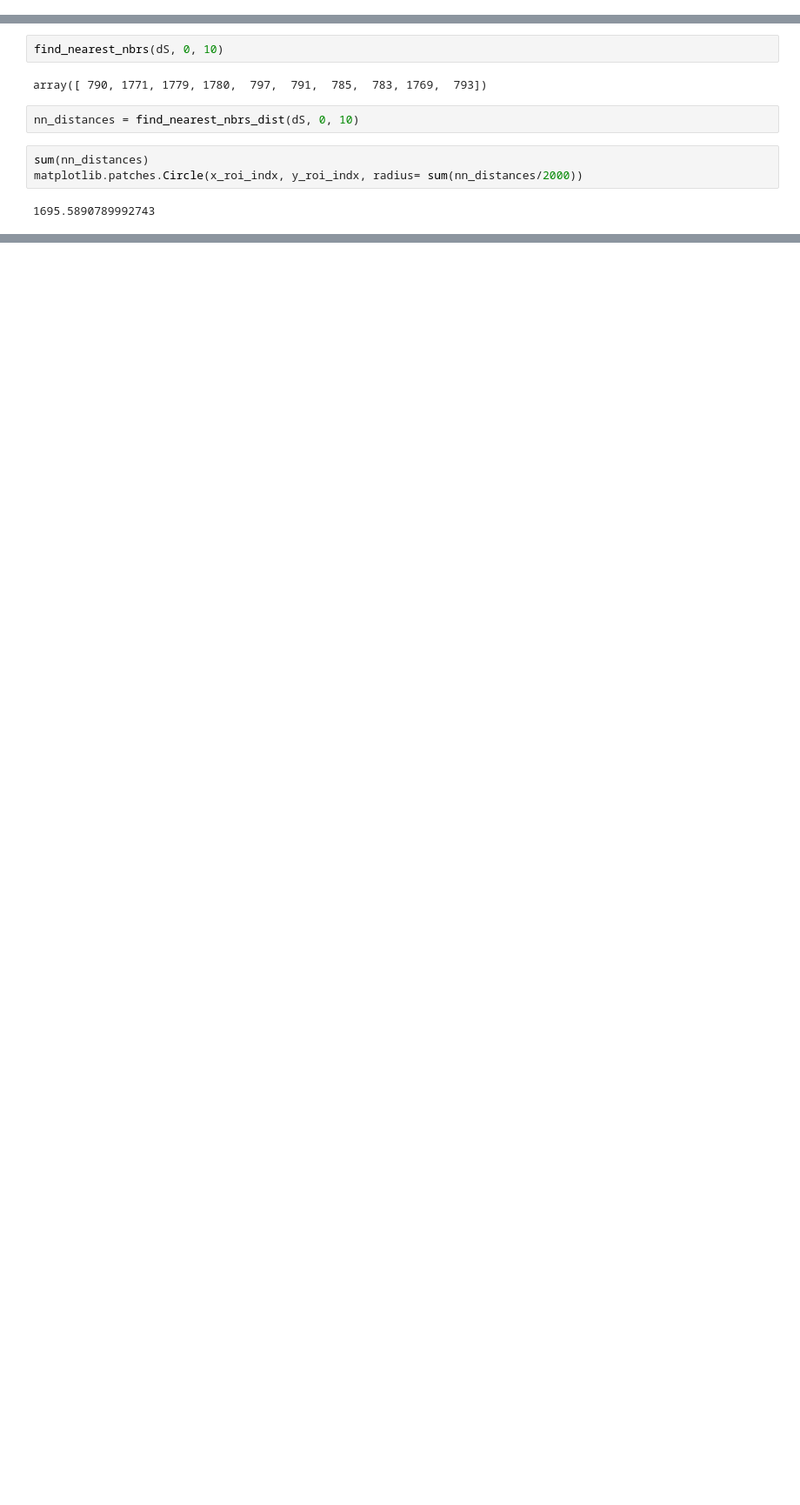
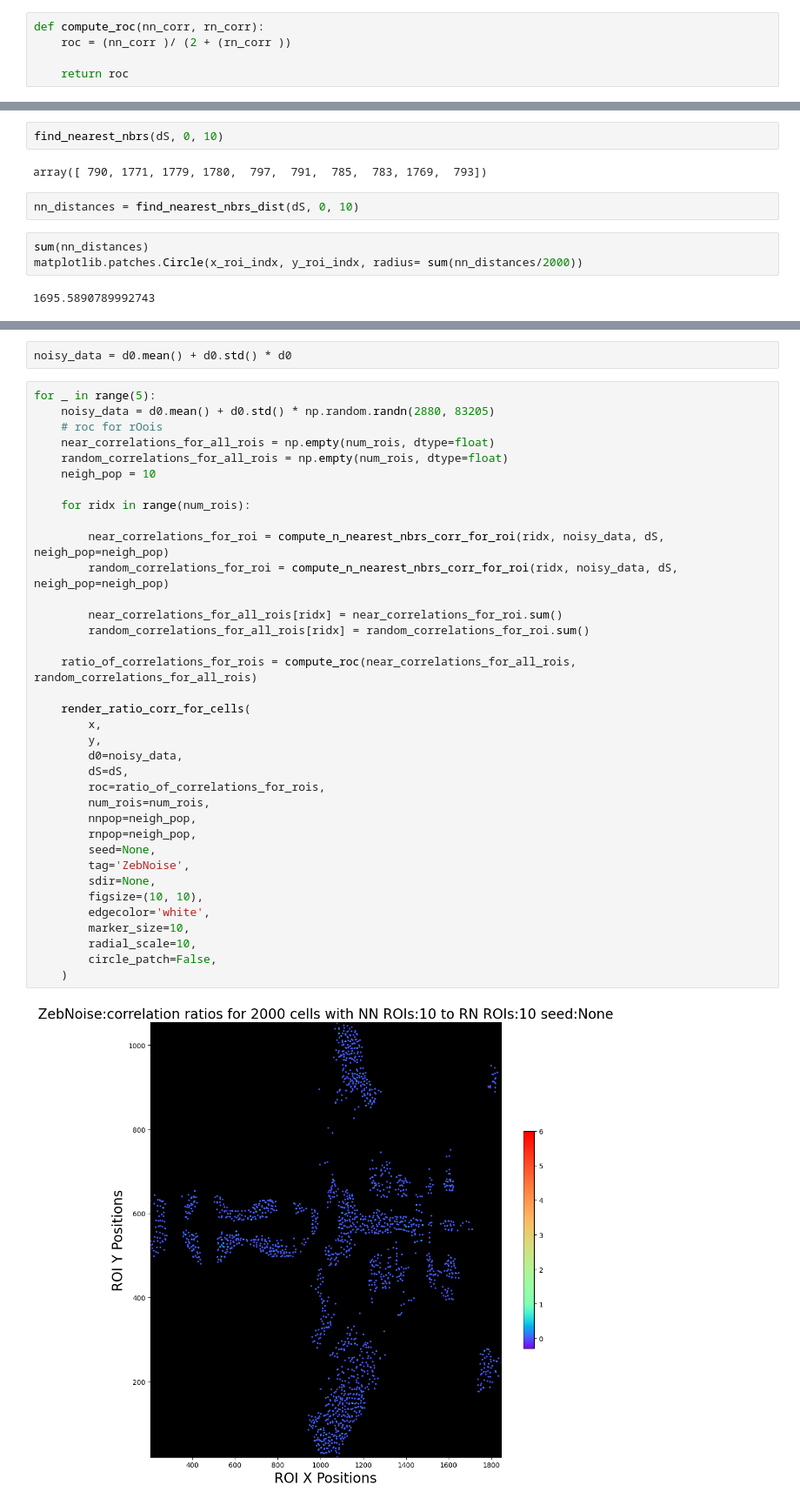
Before and after one commit to duutabib/local-gaucamole, a Jupyter notebook: notebooks/robustSigs/zebrafish_interactive_refactoring.ipynb, the cells around one changed output, grey strips where cells are left out. Shown at 87% size. Drawn from its saved outputs; the diff is of its cells as text; blank space fills up the shorter version.

Commit message:
Modify functions and redid compute, generate roc plots for different random noisy data with input statistics as real data

```diff
--- a/notebooks/robustSigs/zebrafish_interactive_refactoring.ipynb
+++ b/notebooks/robustSigs/zebrafish_interactive_refactoring.ipynb
@@ -234,3 +300,8 @@ print("franticall computing distances......")
 # %% [output]
 can read the file path... yes.... frantically reading files.....
 franticall computing distances......
+# %%
+def compute_roc(nn_corr, rn_corr):
+    roc = (nn_corr )/ (2 + (rn_corr ))
+
+    return roc
@@ -353,0 +425,40 @@ dSlike = np.empty_like(dS)
+# %%
+noisy_data = d0.mean() + d0.std() * d0
+# %%
+for _ in range(5):
+    noisy_data = d0.mean() + d0.std() * np.random.randn(2880, 83205)
+    # roc for rOois
+    near_correlations_for_all_rois = np.empty(num_rois, dtype=float)
+    random_correlations_for_all_rois = np.empty(num_rois, dtype=float)
+    neigh_pop = 10
+
+    for ridx in range(num_rois):
+
+        near_correlations_for_roi = compute_n_nearest_nbrs_corr_for_roi(ridx, noisy_data, dS, neigh_pop=neigh_pop)
+        random_correlations_for_roi = compute_n_nearest_nbrs_corr_for_roi(ridx, noisy_data, dS, neigh_pop=neigh_pop)
+
+        near_correlations_for_all_rois[ridx] = near_correlations_for_roi.sum()
+        random_correlations_for_all_rois[ridx] = random_correlations_for_roi.sum()
+
+    ratio_of_correlations_for_rois = compute_roc(near_correlations_for_all_rois, random_correlations_for_all_rois)
+
+    render_ratio_corr_for_cells(
+        x,
+        y,
+        d0=noisy_data,
+        dS=dS,
+        roc=ratio_of_correlations_for_rois,
+        num_rois=num_rois,
+        nnpop=neigh_pop,
+        rnpop=neigh_pop,
+        seed=None,
+        tag='ZebNoise',
+        sdir=None,
+        figsize=(10, 10),
+        edgecolor='white',
+        marker_size=10,
+        radial_scale=10,
+        circle_patch=False,
+    )
+# %% [output]
+[figure, added]
```
Also changed, not shown: parts of 19 cells of this notebook.
